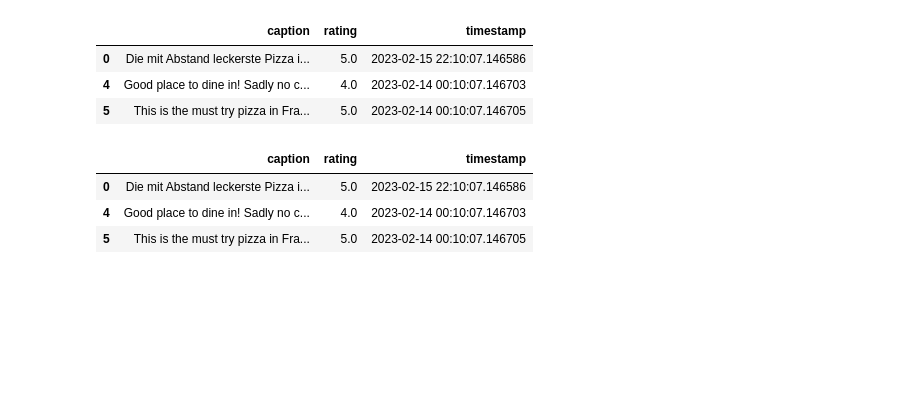
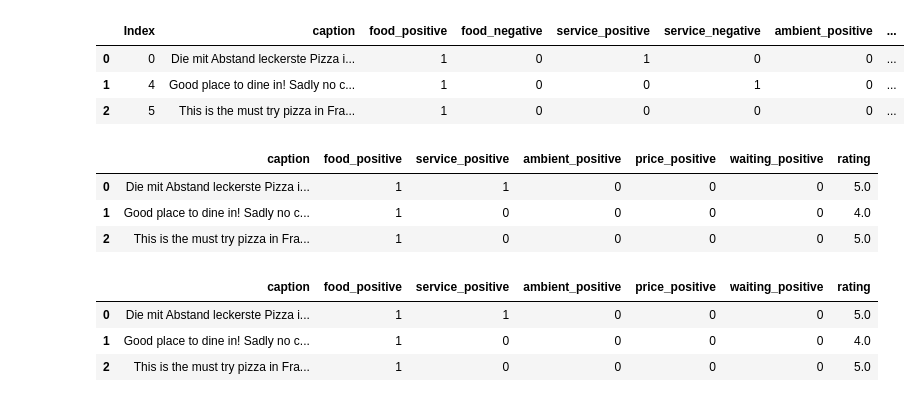
Before and after one commit to Herb-sh/NLPGoogleReviewSummary, a Jupyter notebook: nlp-data-cleaning.ipynb, the cells around one changed output. Cells and saved outputs as stored; diff of their text form; code cells hidden in the pictures; blank space fills up the shorter version.

```diff
--- a/nlp-data-cleaning.ipynb
+++ b/nlp-data-cleaning.ipynb
@@ -13,22 +11,45 @@ df = pd.read_csv('data/reviews.csv', sep=';')
+# %%
+REVIEWS_FILE_PATH = 'data/labeled_data.csv'
+REVIEWS_CLEANED_FILE_PATH = 'data/labeled_data_cleaned.csv'
+
+df = pd.read_csv(REVIEWS_FILE_PATH, sep=';')
+# %%
+df.columns = ['Index',
+              'caption',
+              'food_positive', 'food_negative',
+              'service_positive', 'service_negative',
+              'ambient_positive', 'ambient_negative',
+              'price_positive', 'price_negative',
+              'waiting_positive', 'waiting_negative',
+              'rating']
+# %%
+df.head(3)
+# %% [output]
+|  | Index | caption | food_positive | food_negative | service_positive | service_negative | ambient_positive | ... |
+| 0 | 0 | Die mit Abstand leckerste Pizza i... | 1 | 0 | 1 | 0 | 0 | ... |
+| 1 | 4 | Good place to dine in! Sadly no c... | 1 | 0 | 0 | 1 | 0 | ... |
+| 2 | 5 | This is the must try pizza in Fra... | 1 | 0 | 0 | 0 | 0 | ... |
 # %%
 # Remove NaN caption
-df = df.loc[~df['caption'].isnull(), ['caption', 'rating', 'timestamp']]
+USEFUL_COLUMNS = ['caption',
+                  'food_positive', 'service_positive', 'ambient_positive', 'price_positive', 'waiting_positive', 'rating']
+df = df.loc[~df['caption'].isnull(), USEFUL_COLUMNS]
 df.reset_index(drop=True)
 df.head(3)
 # %% [output]
-|  | caption | rating | timestamp |
-| 0 | Die mit Abstand leckerste Pizza i... | 5.0 | 2023-02-15 22:10:07.146586 |
-| 4 | Good place to dine in! Sadly no c... | 4.0 | 2023-02-14 00:10:07.146703 |
-| 5 | This is the must try pizza in Fra... | 5.0 | 2023-02-14 00:10:07.146705 |
+|  | caption | food_positive | service_positive | ambient_positive | price_positive | waiting_positive | rating |
+| 0 | Die mit Abstand leckerste Pizza i... | 1 | 1 | 0 | 0 | 0 | 5.0 |
+| 1 | Good place to dine in! Sadly no c... | 1 | 0 | 0 | 0 | 0 | 4.0 |
+| 2 | This is the must try pizza in Fra... | 1 | 0 | 0 | 0 | 0 | 5.0 |
 # %%
 # Remove the section translated by google if present
 df['caption'] = df['caption'].str.split('(Translated by Google)').str[0]
 df.head(3)
 # %% [output]
-|  | caption | rating | timestamp |
-| 0 | Die mit Abstand leckerste Pizza i... | 5.0 | 2023-02-15 22:10:07.146586 |
-| 4 | Good place to dine in! Sadly no c... | 4.0 | 2023-02-14 00:10:07.146703 |
-| 5 | This is the must try pizza in Fra... | 5.0 | 2023-02-14 00:10:07.146705 |
+|  | caption | food_positive | service_positive | ambient_positive | price_positive | waiting_positive | rating |
+| 0 | Die mit Abstand leckerste Pizza i... | 1 | 1 | 0 | 0 | 0 | 5.0 |
+| 1 | Good place to dine in! Sadly no c... | 1 | 0 | 0 | 0 | 0 | 4.0 |
+| 2 | This is the must try pizza in Fra... | 1 | 0 | 0 | 0 | 0 | 5.0 |
 # %%
 print (STOP_WORDS)
 # %% [output]
```
Also changed, not shown: parts of 10 cells of this notebook, 5 other files.
